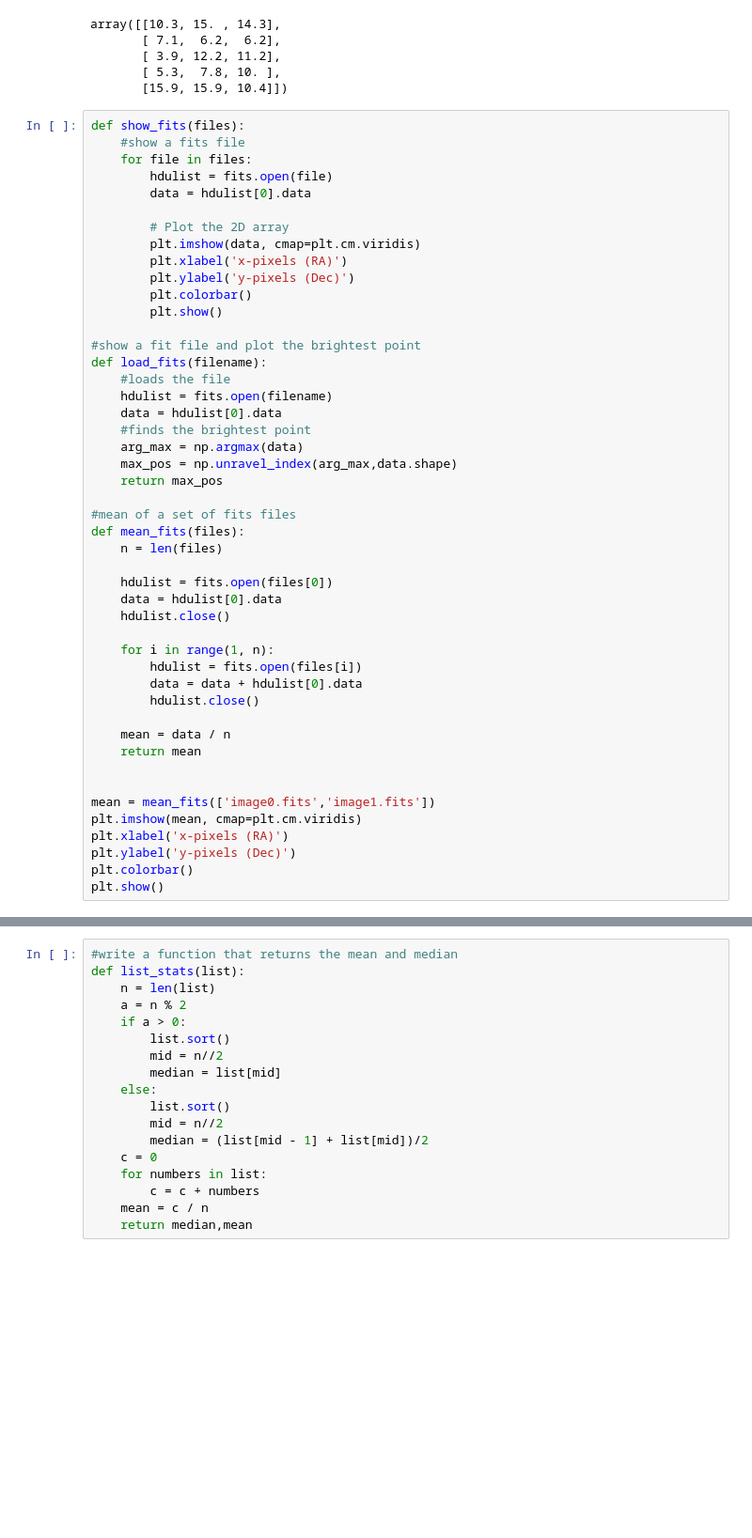
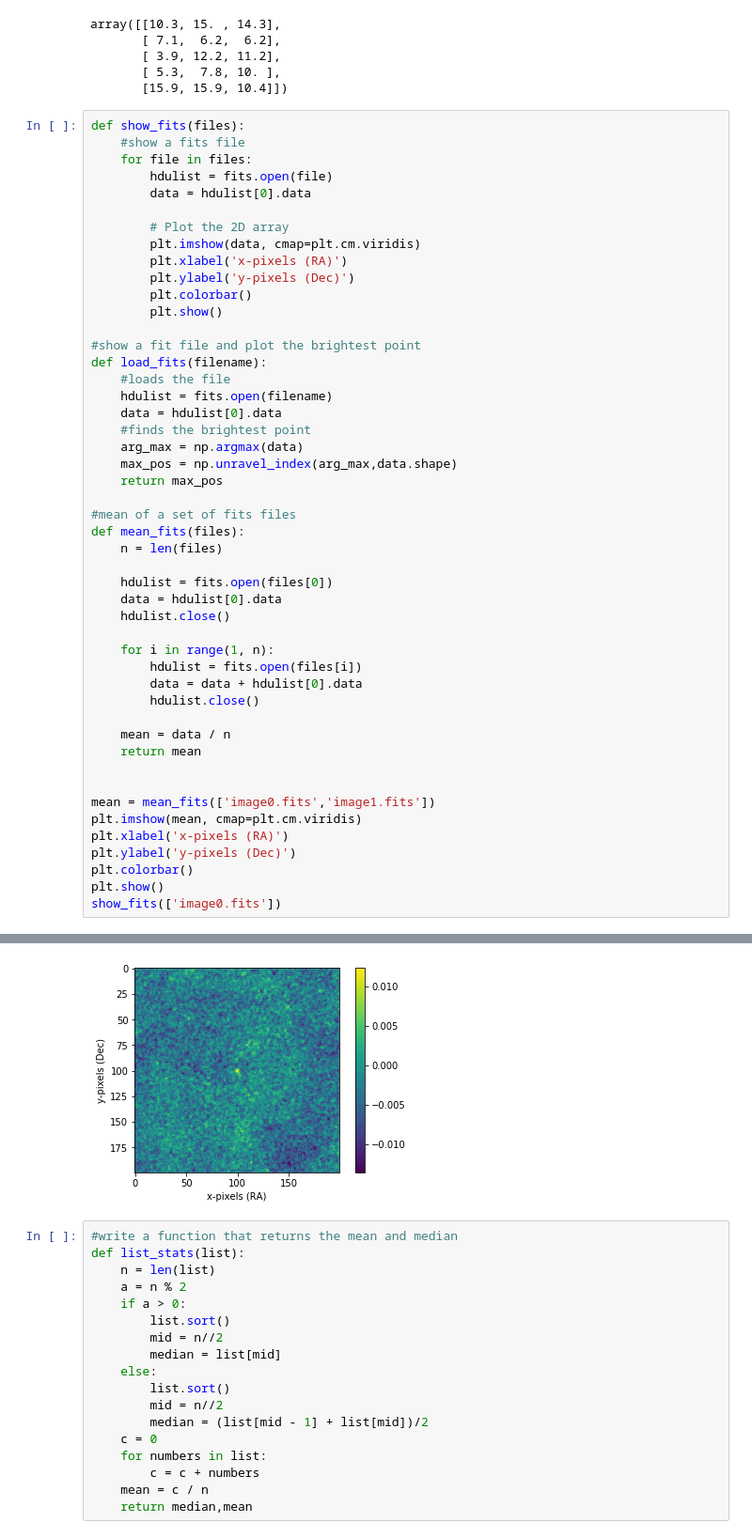
Before and after one commit to AlexanderEvitt/MathModResearch, a Jupyter notebook: Benchmarks/DDA Week 1.ipynb, the cells around one changed output, grey strips where cells are left out. Shown: that part at 94% size. Drawn from its saved outputs; the diff is of its cells as text; blank space fills up the shorter version.

```diff
--- a/Benchmarks/DDA Week 1.ipynb
+++ b/Benchmarks/DDA Week 1.ipynb
@@ -53,33 +53,35 @@ def load_fits(filename):
     #finds the brightest point
     arg_max = np.argmax(data)
     max_pos = np.unravel_index(arg_max,data.shape)
     return max_pos
 
 #mean of a set of fits files
 def mean_fits(files):
     n = len(files)
 
     hdulist = fits.open(files[0])
     data = hdulist[0].data
     hdulist.close()
 
     for i in range(1, n):
         hdulist = fits.open(files[i])
         data = data + hdulist[0].data
         hdulist.close()
 
     mean = data / n
     return mean
 
 
 mean = mean_fits(['image0.fits','image1.fits'])
 plt.imshow(mean, cmap=plt.cm.viridis)
 plt.xlabel('x-pixels (RA)')
 plt.ylabel('y-pixels (Dec)')
 plt.colorbar()
 plt.show()
+show_fits(['image0.fits'])
 # %% [output]
 [figure]
+[figure, added]
 # %%
 #write a function that returns the mean and median
 def list_stats(list):
```
Also changed, not shown: 10 other files.
